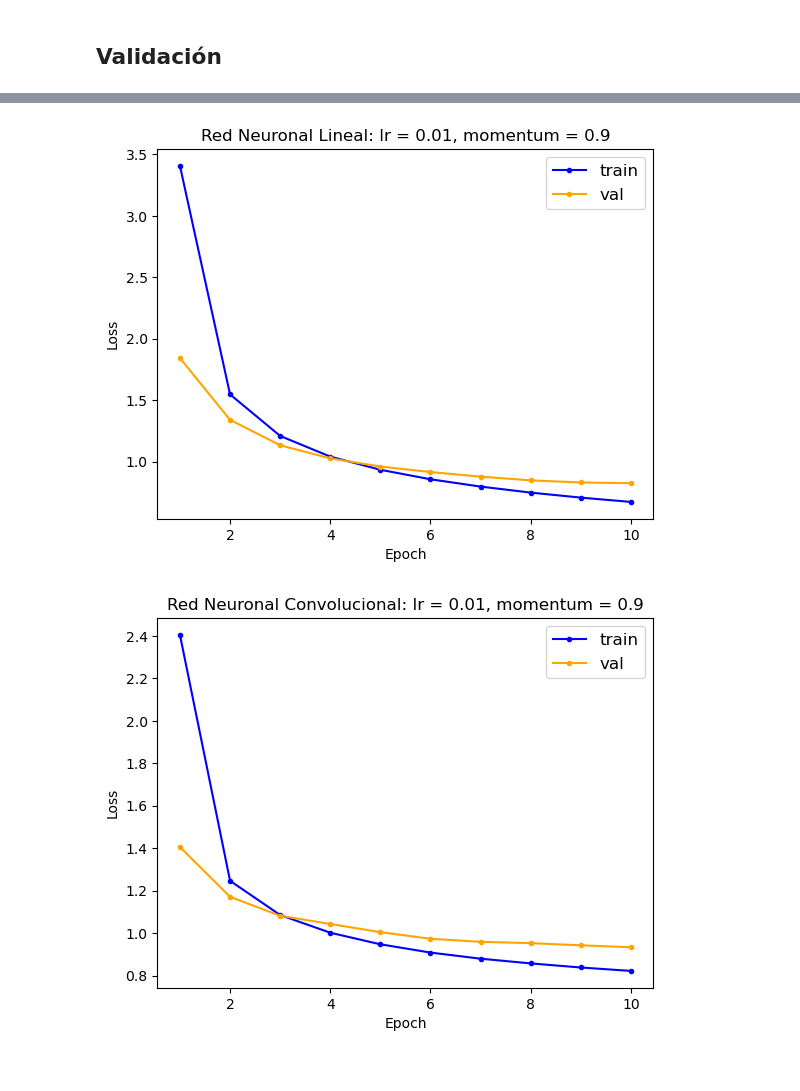
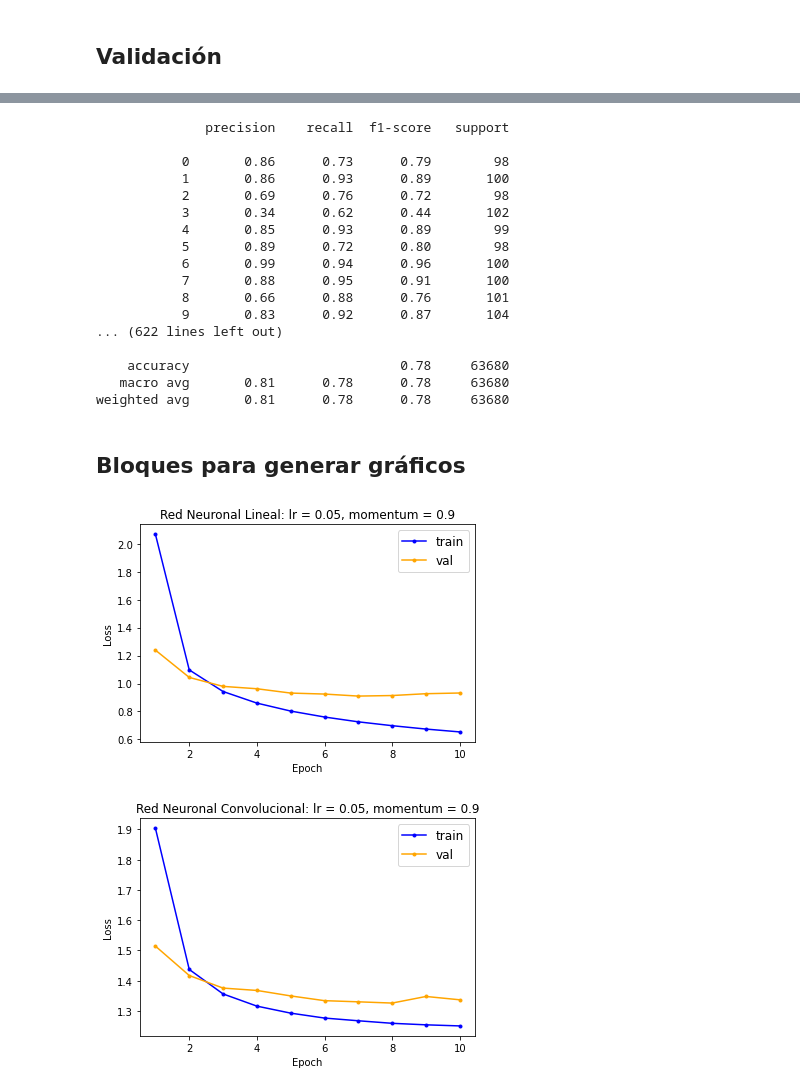
Before and after one commit to hfolo/DiploDatos2022, a Jupyter notebook: 06 - Aprendizaje automatico profundo (deep learning)/DL - TP2.ipynb, the cells around one changed output, grey strips where cells are left out. Drawn from its saved outputs; the diff is of its cells as text; code cells hidden in the pictures.

```diff
--- a/06 - Aprendizaje automatico profundo (deep learning)/DL - TP2.ipynb
+++ b/06 - Aprendizaje automatico profundo (deep learning)/DL - TP2.ipynb
@@ -565,23 +487,71 @@ df_conv=pd.read_csv('./data/datos_finales_conv.csv')
+# %%
+print(classification_report(y_true, y_pred, labels=np.unique(y_pred)))
+
+# Hiperparametros 1:  lr=0.01 momentum = 0.9
+#     accuracy                           0.85     63680
+#    macro avg       0.86      0.85      0.85     63680
+# weighted avg       0.86      0.85      0.85     63680
+
+# Hiperparametros 2:  lr=0.01 momentum = 0.5
+#     accuracy                           0.83     63680
+#    macro avg       0.85      0.83      0.83     63680
+# weighted avg       0.85      0.83      0.83     63680
+
+# Hiperparametros 3:  lr=0.05 momentum = 0.9
+#     accuracy                           0.78     63680
+#    macro avg       0.81      0.78      0.78     63680
+# weighted avg       0.81      0.78      0.78     63680
+# %% [output]
+              precision    recall  f1-score   support
+
+           0       0.86      0.73      0.79        98
+           1       0.86      0.93      0.89       100
+           2       0.69      0.76      0.72        98
+           3       0.34      0.62      0.44       102
+           4       0.85      0.93      0.89        99
+           5       0.89      0.72      0.80        98
+           6       0.99      0.94      0.96       100
+           7       0.88      0.95      0.91       100
+           8       0.66      0.88      0.76       101
+           9       0.83      0.92      0.87       104
+... (622 lines left out)
+
+    accuracy                           0.78     63680
+   macro avg       0.81      0.78      0.78     63680
+weighted avg       0.81      0.78      0.78     63680
+# %% [markdown]
+## Bloques para generar gráficos
+# %%
+import pandas as pd
+import seaborn
+import matplotlib.pyplot as plt
+
+df_MLP1=pd.read_csv('datos_finales_MLP-hip1.csv')
+df_conv1=pd.read_csv('datos_finales_conv-hip1.csv')
+df_MLP2=pd.read_csv('datos_finales_MLP-hip2.csv')
+df_conv2=pd.read_csv('datos_finales_conv-hip2.csv')
+df_MLP3=pd.read_csv('datos_finales_MLP-hip3.csv')
+df_conv3=pd.read_csv('datos_finales_conv-hip3.csv')
 # %%
-plt.plot(df_MLP['epoch'], df_MLP['train_loss'], marker='.',color='blue', label='train')
-plt.plot(df_MLP['epoch'], df_MLP['val_loss'], marker='.',color='orange', label='val')
+plt.plot(df_MLP3['epoch'], df_MLP3['train_loss'], marker='.',color='blue', label='train')
+plt.plot(df_MLP3['epoch'], df_MLP3['val_loss'], marker='.',color='orange', label='val')
 plt.legend(loc='best', facecolor='w', fontsize=12)
-plt.title('Red Neuronal Lineal: lr = 0.01, momentum = 0.9', fontdict=None, loc='center', pad=None)
+plt.title('Red Neuronal Lineal: lr = 0.05, momentum = 0.9', fontdict=None, loc='center', pad=None)
 plt.xlabel('Epoch')
 plt.ylabel('Loss')
-plt.savefig("./data/MLP-loss.jpg")
+plt.savefig("MLP-loss-hip3.jpg")
 plt.show()
 # %% [output]
-[figure, old version]
+[figure, new version]
 # %%
-plt.plot(df_conv['epoch'], df_conv['train_loss'], marker='.',color='blue', label='train')
-plt.plot(df_conv['epoch'], df_conv['val_loss'], marker='.',color='orange', label='val')
+plt.plot(df_conv3['epoch'], df_conv3['train_loss'], marker='.',color='blue', label='train')
+plt.plot(df_conv3['epoch'], df_conv3['val_loss'], marker='.',color='orange', label='val')
 plt.legend(loc='best', facecolor='w', fontsize=12)
-plt.title('Red Neuronal Convolucional: lr = 0.01, momentum = 0.9', fontdict=None, loc='center', pad=None)
+plt.title('Red Neuronal Convolucional: lr = 0.05, momentum = 0.9', fontdict=None, loc='center', pad=None)
 plt.xlabel('Epoch')
 plt.ylabel('Loss')
-plt.savefig("./data/conv-loss.jpg")
+plt.savefig("conv-loss-hip3.jpg")
 plt.show()
 # %% [output]
-[figure, old version]
+[figure, new version]
 # %%
```
Also changed, not shown: parts of 20 cells of this notebook, 7 other files.
